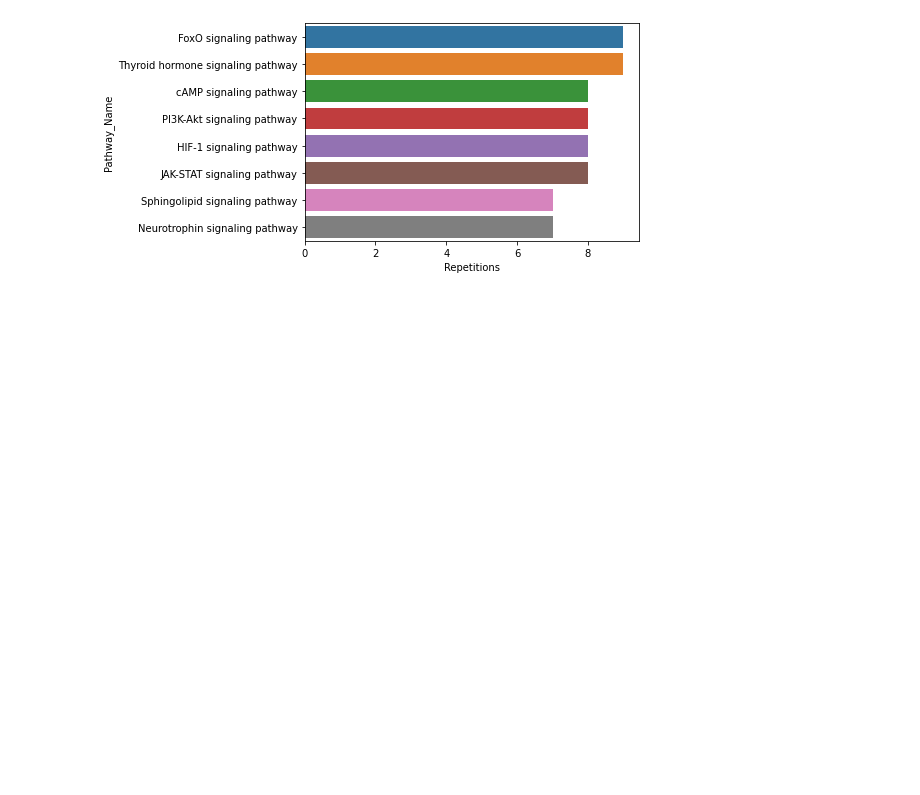
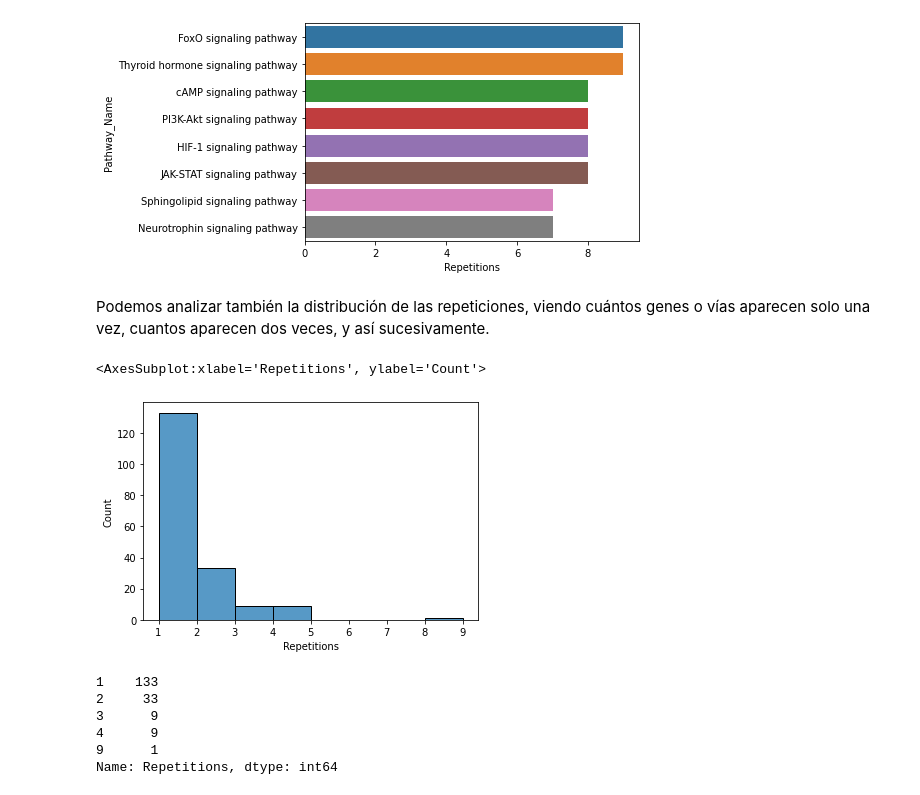
Before and after one commit to CrisSotomayor/ProyectoPythonII, a Jupyter notebook: results_graphs.ipynb, the cells around one changed output. Saved outputs shown, nothing was run; the diff lists cells and outputs as text; code cells hidden in the pictures; blank space fills up the shorter version.

```diff
--- a/results_graphs.ipynb
+++ b/results_graphs.ipynb
@@ -174,3 +174,25 @@ sns.barplot(x='Repetitions', y='Pathway_Name', data=signif_paths)
 fig.savefig('figures/signif_pathways.png', dpi=300)
 # %% [output]
 [figure]
+# %% [markdown]
+Podemos analizar también la distribución de las repeticiones, viendo cuántos genes o vías aparecen solo una vez, cuantos aparecen dos veces, y así sucesivamente.
+# %%
+# Añadimos repeticiones de todos los genes, no solo los significativos
+counts_total = counts.to_frame().reset_index()
+counts_total.columns = ['Entry', 'Repetitions']
+
+pathway_df = pathway_df.merge(counts_total)
+# %%
+sns.histplot(data=pathway_df, x='Repetitions', binwidth=1)
+# %% [output]
+<AxesSubplot:xlabel='Repetitions', ylabel='Count'>
+[figure, added]
+# %%
+pathway_df.Repetitions.value_counts()
+# %% [output]
+1    133
+2     33
+3      9
+4      9
+9      1
+Name: Repetitions, dtype: int64
```
Also changed, not shown: 2 other files.
